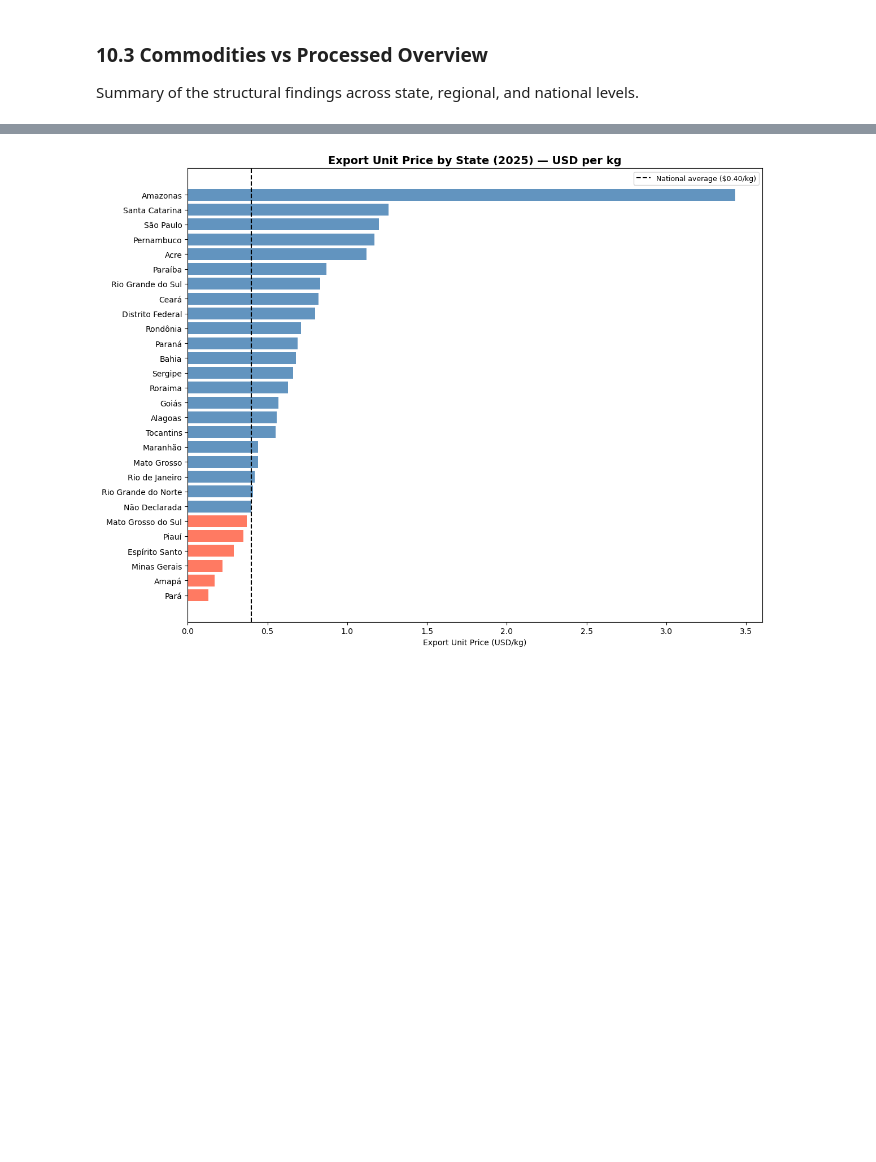
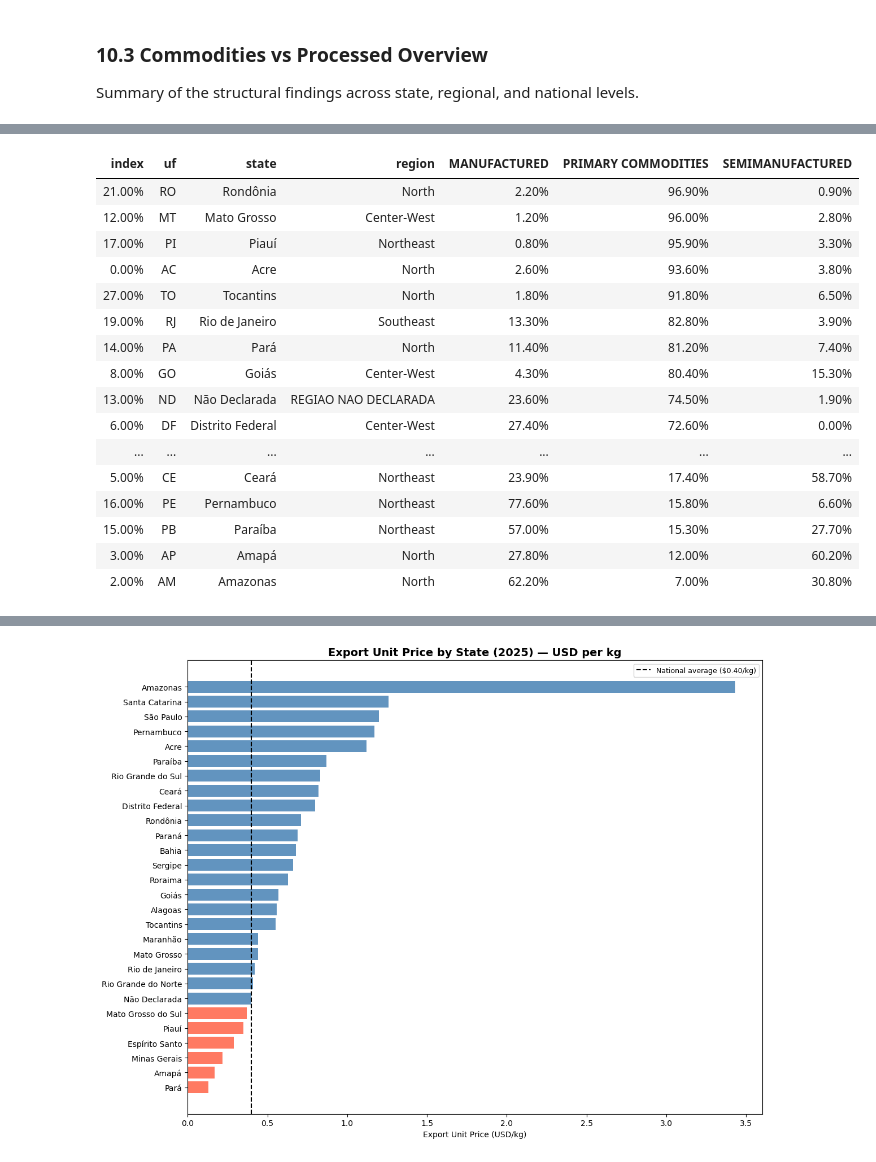
Before and after one commit to Eduardo-kohn/brazil-state-trade-analysis, a Jupyter notebook: SRC/Analysis/step2_state_competitiveness.ipynb, the cells around one changed output, grey strips where cells are left out. Cells and saved outputs as stored; diff of their text form; code cells hidden in the pictures; blank space fills up the shorter version.

```diff
--- a/SRC/Analysis/step2_state_competitiveness.ipynb
+++ b/SRC/Analysis/step2_state_competitiveness.ipynb
@@ -2794,9 +2844,6 @@ df_fat_national['exports_usd_bn'] = (df_fat_national['exports_usd'] / 1e9).round
 df_fat_national['share_%'] = (
     df_fat_national['exports_usd'] / df_fat_national['exports_usd'].sum() * 100
 ).round(1)
-
-print(f"Brazil export composition by product type ({MAX_YEAR})")
-print(df_fat_national[['category', 'exports_usd_bn', 'share_%']].to_string(index=False))
 
 ## ---- By state ----
 query_fat_state = f"""
@@ -2916,6 +2963,11 @@ for cat, color in zip(cat_present, cat_colors[:len(cat_present)]):
         ax1.barh(df_fat_region_pivot.index, df_fat_region_pivot[cat],
                  left=bottom, label=cat, color=color, alpha=0.85)
         bottom += df_fat_region_pivot[cat].values
+
+# Add 20% vertical reference lines
+for x in np.arange(0, 101, 20):
+    ax1.axvline(x=x, linestyle='--', linewidth=0.8, alpha=0.5)
+
 ax1.set_title(f'Export Composition by Product Type — Regions ({MAX_YEAR})',
               fontsize=11, fontweight='bold')
 ax1.set_xlabel('Share of Regional Exports (%)')
@@ -3370,0 +3170,57 @@ Total national export growth in 2025 was modest — the contribution percentages
+# %%
+# ── State pivot ───────────────────────────────────────────────────────────────
+df_state_disp = df_fat_state_pivot.copy().reset_index()
+
+id_cols  = ['uf', 'state', 'region']
+pct_cols = [c for c in df_state_disp.columns if c not in id_cols]
+
+## coerce to numeric in case columns are stored as strings, then round
+df_state_disp[pct_cols] = df_state_disp[pct_cols].apply(pd.to_numeric, errors='coerce').round(2)
+
+display(
+    df_state_disp.style
+    .format({col: '{:.2f}%' for col in pct_cols})
+    .set_caption(f"Export composition by product type — all states ({MAX_YEAR})")
+    .set_properties(**{'text-align': 'left'})
+    .hide(axis='index')
+)
+
+# ── Region pivot ──────────────────────────────────────────────────────────────
+df_reg = df_fat_region_pivot.copy()
+
+## debug: print index values before filtering to confirm exact strings
+print("Index values:", df_reg.index.tolist())
+
+df_reg = df_reg[~df_reg.index.isin([
+    'REGIAO NAO DECLARADA',
+    'CONSUMO DE BORDO',
+    'MERCADORIA NACIONALIZADA',
+    'REEXPORTACAO'
+])]
+
+## map index to English — unmapped values kept as-is instead of becoming NaN
+df_reg.index = df_reg.index.map(lambda x: region_name_map.get(x, x))
+
+df_reg = df_reg.reset_index().rename(columns={'index': 'region'})
+
+col_map = {
+    'PRIMARY COMMODITIES': 'Primary (%)',
+    'MANUFACTURED'       : 'Manufactured (%)',
+    'SEMIMANUFACTURED'   : 'Semi-Manufactured (%)',
+}
+df_reg = df_reg.rename(columns=col_map)
+
+## explicitly identify numeric columns — exclude region column by name
+pct_cols_reg = ['Manufactured (%)', 'Primary (%)', 'Semi-Manufactured (%)']
+
+## coerce to numeric before formatting
+df_reg[pct_cols_reg] = df_reg[pct_cols_reg].apply(pd.to_numeric, errors='coerce').round(2)
+
+display(
+    df_reg.style
+    .format({col: '{:.2f}%' for col in pct_cols_reg})
+    .set_caption(f"Export composition by product type — regions ({MAX_YEAR})")
+    .set_properties(**{'text-align': 'left'})
+    .hide(axis='index')
+)
+# %% [output]
@@ -3370,0 +3228,17 @@ Total national export growth in 2025 was modest — the contribution percentages
+| index | uf | state | region | MANUFACTURED | PRIMARY COMMODITIES | SEMIMANUFACTURED |
+| 21.00% | RO | Rondônia | North | 2.20% | 96.90% | 0.90% |
+| 12.00% | MT | Mato Grosso | Center-West | 1.20% | 96.00% | 2.80% |
+| 17.00% | PI | Piauí | Northeast | 0.80% | 95.90% | 3.30% |
+| 0.00% | AC | Acre | North | 2.60% | 93.60% | 3.80% |
+| 27.00% | TO | Tocantins | North | 1.80% | 91.80% | 6.50% |
+| 19.00% | RJ | Rio de Janeiro | Southeast | 13.30% | 82.80% | 3.90% |
+| 14.00% | PA | Pará | North | 11.40% | 81.20% | 7.40% |
+| 8.00% | GO | Goiás | Center-West | 4.30% | 80.40% | 15.30% |
+| 13.00% | ND | Não Declarada | REGIAO NAO DECLARADA | 23.60% | 74.50% | 1.90% |
+| 6.00% | DF | Distrito Federal | Center-West | 27.40% | 72.60% | 0.00% |
+| ... | ... | ... | ... | ... | ... | ... |
+| 5.00% | CE | Ceará | Northeast | 23.90% | 17.40% | 58.70% |
+| 16.00% | PE | Pernambuco | Northeast | 77.60% | 15.80% | 6.60% |
+| 15.00% | PB | Paraíba | Northeast | 57.00% | 15.30% | 27.70% |
+| 3.00% | AP | Amapá | North | 27.80% | 12.00% | 60.20% |
+| 2.00% | AM | Amazonas | North | 62.20% | 7.00% | 30.80% |
```
Also changed, not shown: parts of 41 cells of this notebook.
